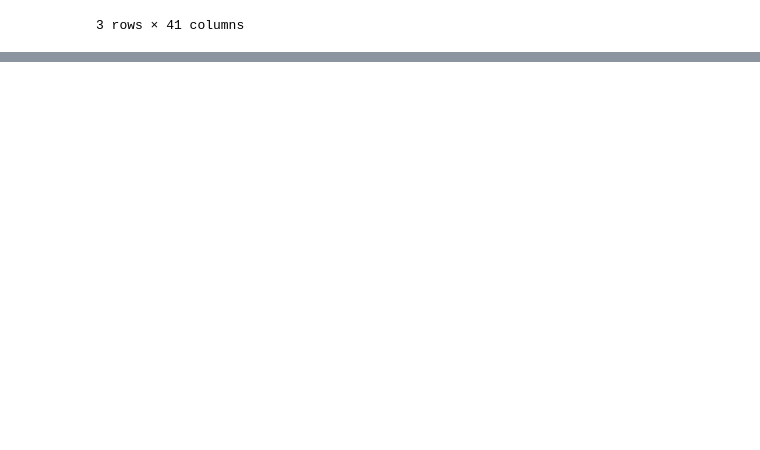
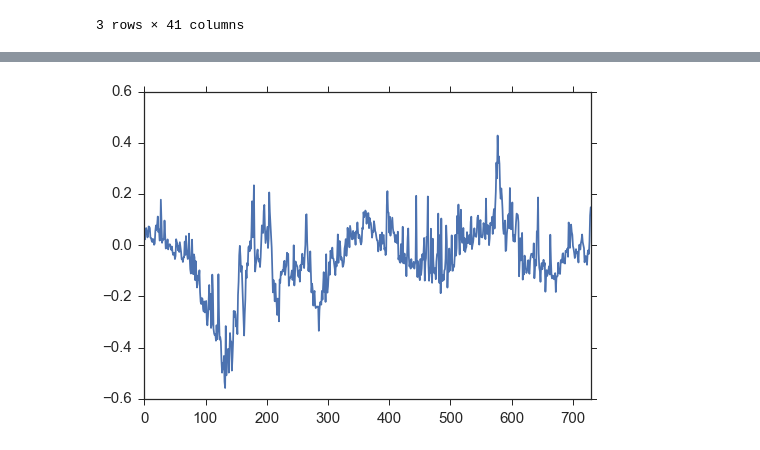
Before and after one commit to djkrofch/DinkeyCreek, a Jupyter notebook: NMEG_DroughtPlots.ipynb, the cells around one changed output, grey strips where cells are left out. Drawn from its saved outputs; the diff is of its cells as text; code cells hidden in the pictures; blank space fills up the shorter version.

Commit message:
More figures, spatial averages
plots plots plots plots

```diff
--- a/NMEG_DroughtPlots.ipynb
+++ b/NMEG_DroughtPlots.ipynb
@@ -520,0 +595,16 @@ Vcm
+# %%
+highLow['AREA_C'] = 9000000000
+highLow.AREA_C[highLow.SITE == 'Vcp'] = 20000000000
+highLow.AREA_C[highLow.SITE == 'Mpj'] = 50000000000
+highLow.AREA_C[highLow.SITE == 'Wjs'] = 10000000000
+highLow.AREA_C[highLow.SITE == 'Ses'] = 80000000000
+highLow.AREA_C[highLow.SITE == 'Seg'] = 125400000000
+highLow['weightedFC'] = highLow.FC_F * highLow.AREA_C / 10**12
+highLow['weightedGPP'] = highLow.GPP * highLow.AREA_C / 10**12
+highLow['weightedRE'] = highLow.RECO * highLow.AREA_C / 10**12
+# %%
+weightedSum = highLow.groupby(['HY','doy','month']).sum().reset_index()
+weightedSum.weightedFC.plot()
+weightedSum.index = pd.date_range('2009-11-1','2011-10-31')
+# %% [output]
+[figure, added]
```
Also changed, not shown: parts of 7 cells of this notebook.
